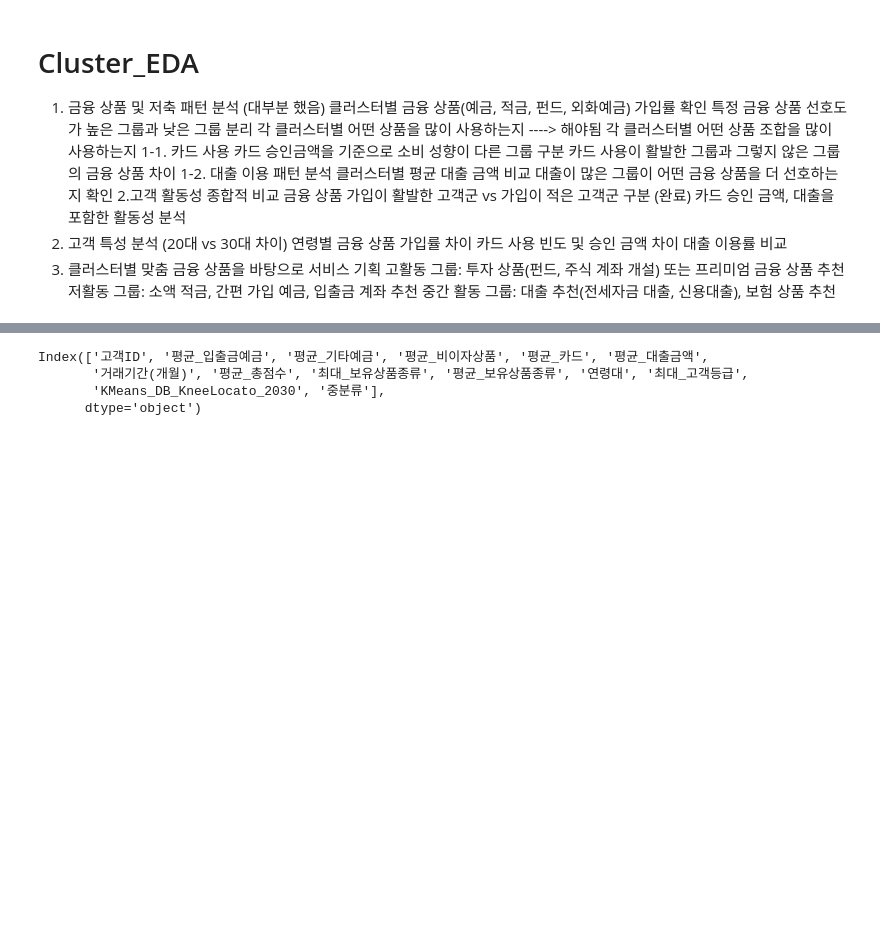
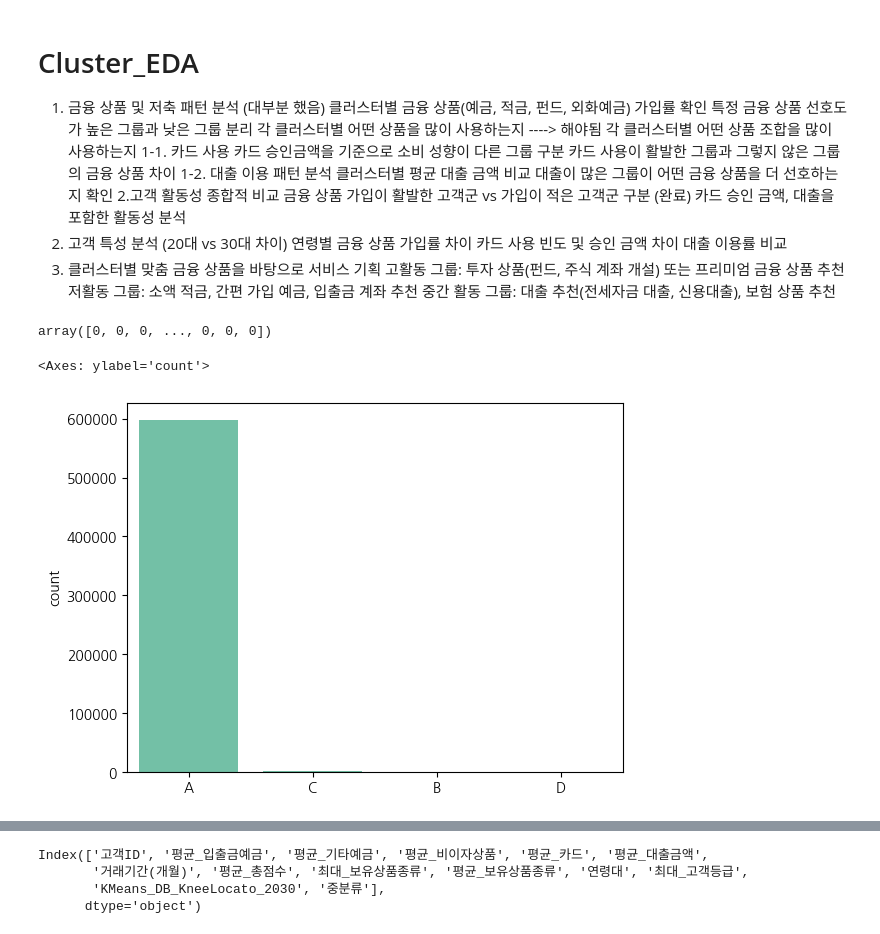
Before and after one commit to shs1018/iM_DiGital_Banker_academy, a Jupyter notebook: projects/iMBank_pj5/cluster_analyze.ipynb, the cells around one changed output, grey strips where cells are left out. Saved outputs shown, nothing was run; the diff lists cells and outputs as text; code cells hidden in the pictures; blank space fills up the shorter version.

```diff
--- a/projects/iMBank_pj5/cluster_analyze.ipynb
+++ b/projects/iMBank_pj5/cluster_analyze.ipynb
@@ -169,0 +170,33 @@ dat_4 = pd.read_csv('data/상품전체_고객전체.csv')
+# %%
+data_tmp = dat_1.drop(columns=['고객ID', '거래기간(개월)', '평균_총점수', '최대_보유상품종류', '연령대', '최대_고객등급',
+       'KMeans_DB_KneeLocato_2030', '중분류'])
+# %%
+from sklearn.cluster import KMeans
+from sklearn.preprocessing import StandardScaler, RobustScaler
+
+def kmeans_clustering_2(data, n_clusters=4):
+    """
+    K-means 클러스터링 수행 - RobustScaler 적용 및 클러스터별 특징 시각화
+    """
+
+    # 스케일러 적용
+    scaler = RobustScaler()
+    data_scaled = scaler.fit_transform(data)
+
+    # K-means 클러스터링 수행
+    kmeans = KMeans(n_clusters=n_clusters)
+    clusters = kmeans.fit_predict(data_scaled)
+
+    return clusters
+# %%
+tmp = kmeans_clustering_2(data_tmp)
+# %%
+tmp
+# %% [output]
+array([0, 0, 0, ..., 0, 0, 0])
+# %%
+tmp_v = pd.Series(tmp).replace([0, 1, 2, 3], ['A', 'B', 'C', 'D']).value_counts()
+sns.barplot(tmp_v, color='mediumaquamarine')
+# %% [output]
+<Axes: ylabel='count'>
+[figure, added]
```
Also changed, not shown: parts of 12 cells of this notebook, 3 other files.
